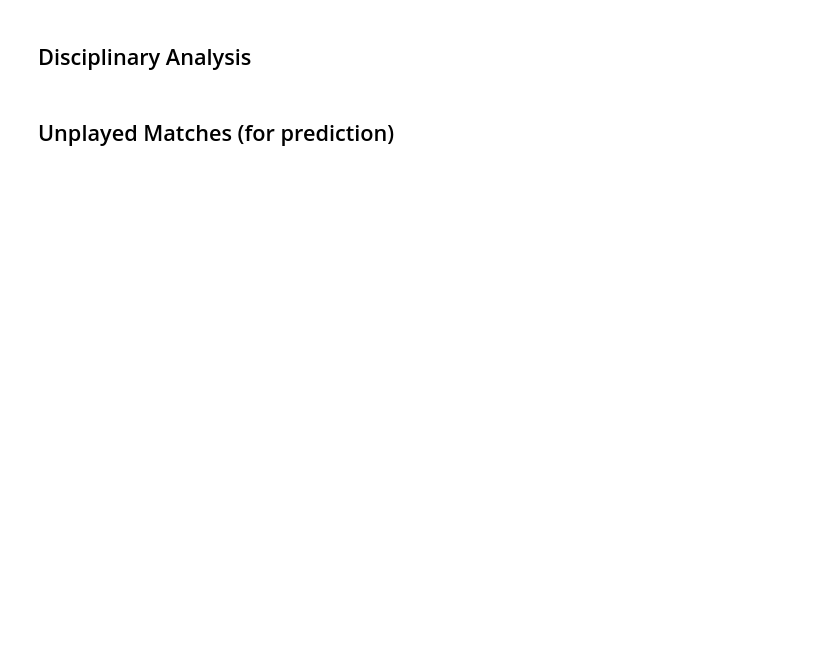
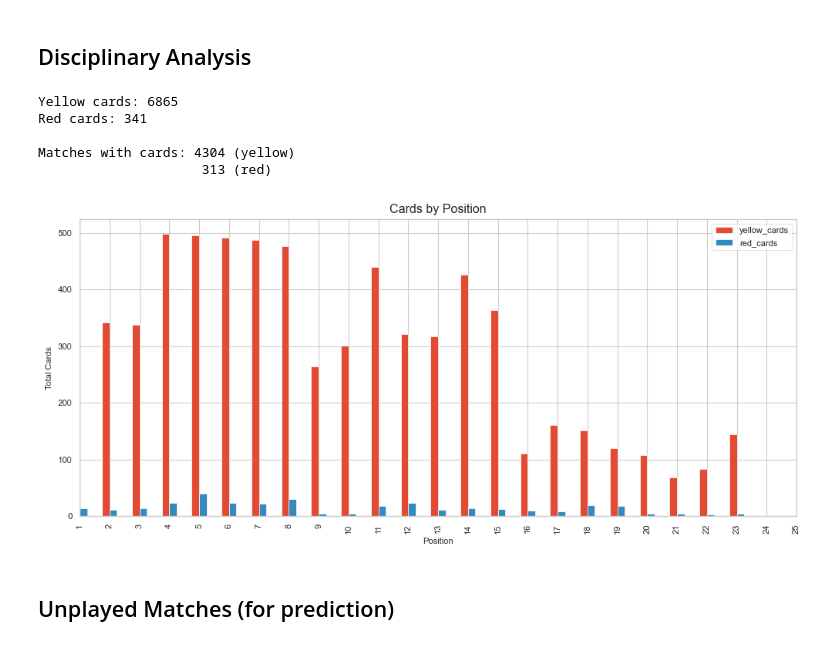
Before and after one commit to transientlunatic/rugby-pymc, a Jupyter notebook: notebooks/01_data_exploration.ipynb, the cells around one changed output. Drawn from its saved outputs; the diff is of its cells as text; code cells hidden in the pictures; blank space fills up the shorter version.

```diff
--- a/notebooks/01_data_exploration.ipynb
+++ b/notebooks/01_data_exploration.ipynb
@@ -129,16 +212,24 @@ plt.show()
 # %%
 print(f"Yellow cards: {df['yellow_cards'].sum()}")
 print(f"Red cards: {df['red_cards'].sum()}")
 print(f"\nMatches with cards: {df[df['yellow_cards'] > 0]['match_id'].nunique()} (yellow)")
 print(f"                     {df[df['red_cards'] > 0]['match_id'].nunique()} (red)")
 
 # Cards by position
 cards_by_pos = df.groupby('position')[['yellow_cards', 'red_cards']].sum()
 cards_by_pos.plot(kind='bar', figsize=(12, 5))
 plt.title('Cards by Position')
 plt.xlabel('Position')
 plt.ylabel('Total Cards')
+plt.xlim([0,24])
 plt.show()
+# %% [output]
+Yellow cards: 6865
+Red cards: 341
+
+Matches with cards: 4304 (yellow)
+                     313 (red)
+[figure, added]
 # %% [markdown]
 ## Unplayed Matches (for prediction)
 # %%
```
Also changed, not shown: parts of 12 cells of this notebook, 23 other files.
